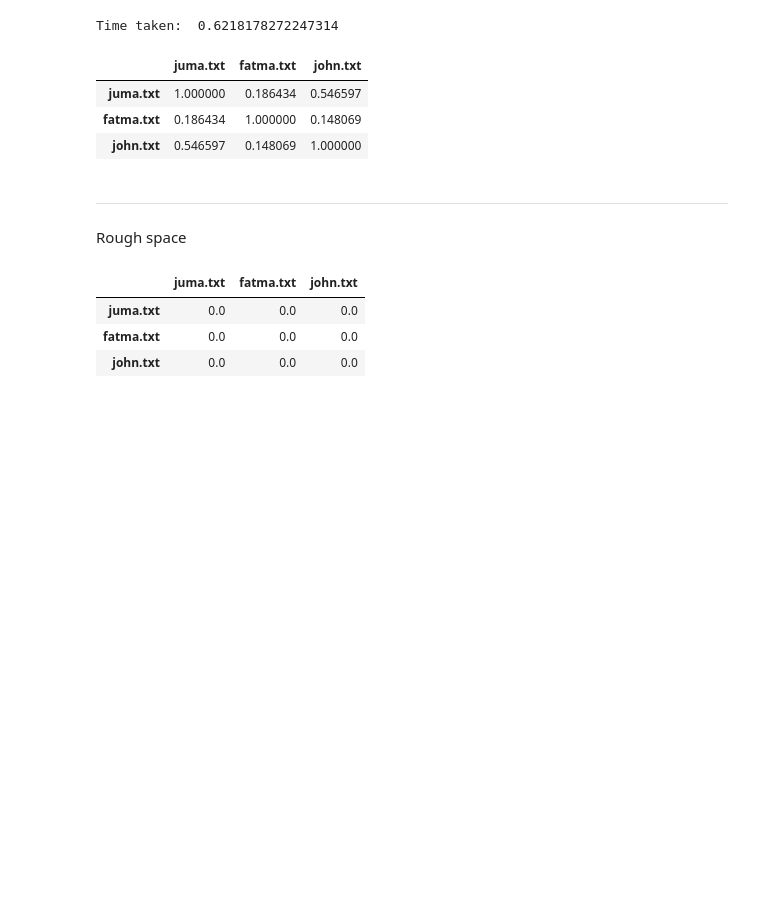
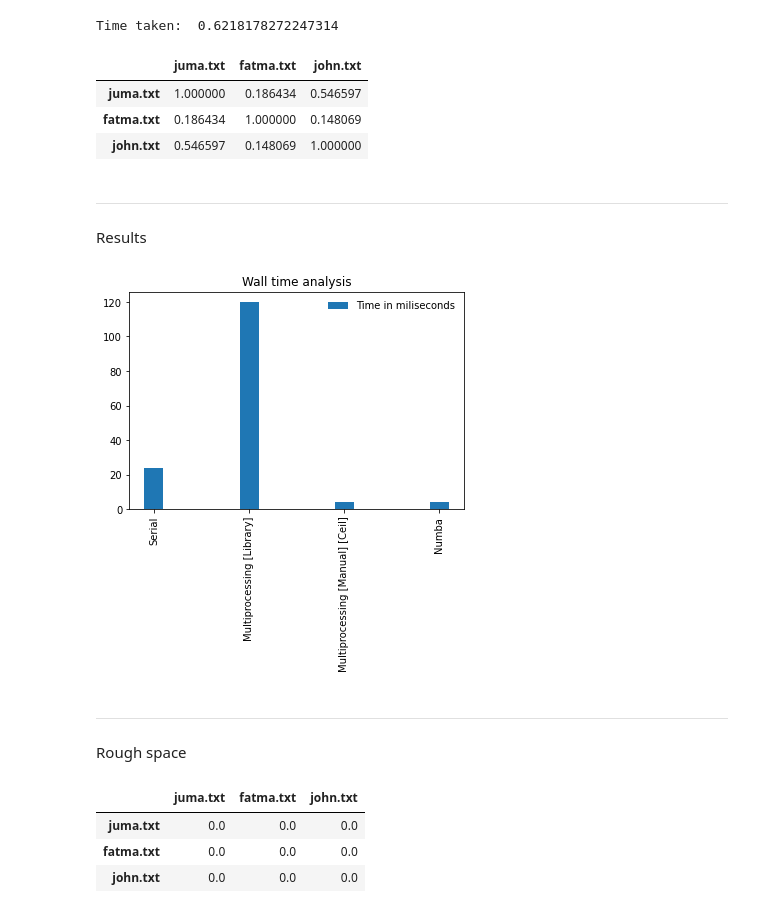
Before and after one commit to arindamkeswani/RePlicate, a Jupyter notebook: RePlicate_(HPC_Project).ipynb, the cells around one changed output. Cells and saved outputs as stored; diff of their text form; code cells hidden in the pictures; blank space fills up the shorter version.

Commit message:
Primary analysis added

```diff
--- a/RePlicate_(HPC_Project).ipynb
+++ b/RePlicate_(HPC_Project).ipynb
@@ -344,6 +327,29 @@ df2
 | juma.txt | 1.000000 | 0.186434 | 0.546597 |
 | fatma.txt | 0.186434 | 1.000000 | 0.148069 |
 | john.txt | 0.546597 | 0.148069 | 1.000000 |
+# %% [markdown]
+
+
+---
+
+Results
+# %%
+import matplotlib.pyplot as plt
+import numpy as np
+
+t=[23.5, 120, 4.19 , 4.22]
+ty=["Serial", "Multiprocessing [Library]", "Multiprocessing [Manual] [Ceil]" , "Numba"]
+nodes= np.arange(len(t))
+
+plt.bar(nodes,t,width=0.2, align='center' ,label='Time in miliseconds')
+
+plt.title("Wall time analysis")
+
+plt.xticks(nodes,ty,rotation=90)
+plt.legend(loc='best', frameon=False)
+plt.show()
+# %% [output]
+[figure, added]
 # %% [markdown]
 
 
```
Also changed, not shown: parts of 7 cells of this notebook.
